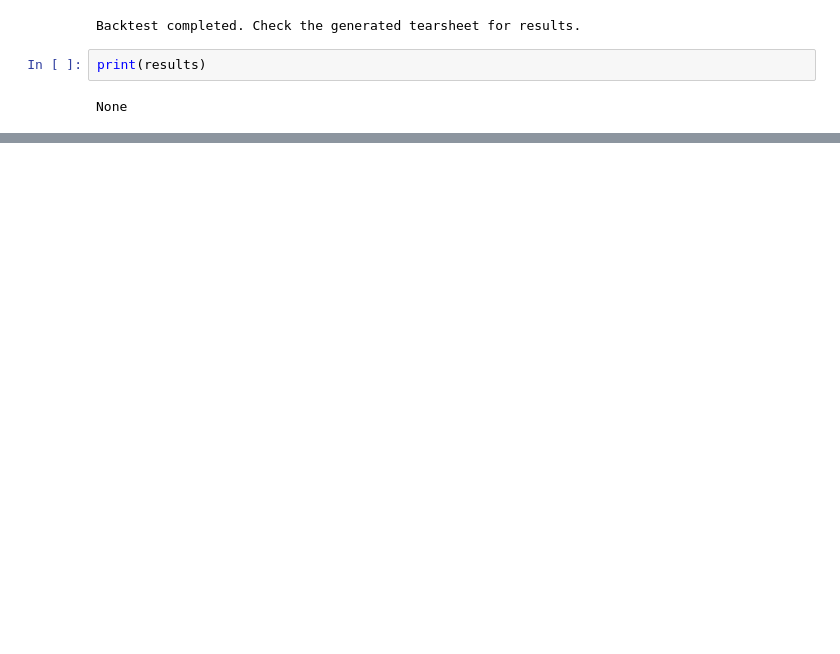
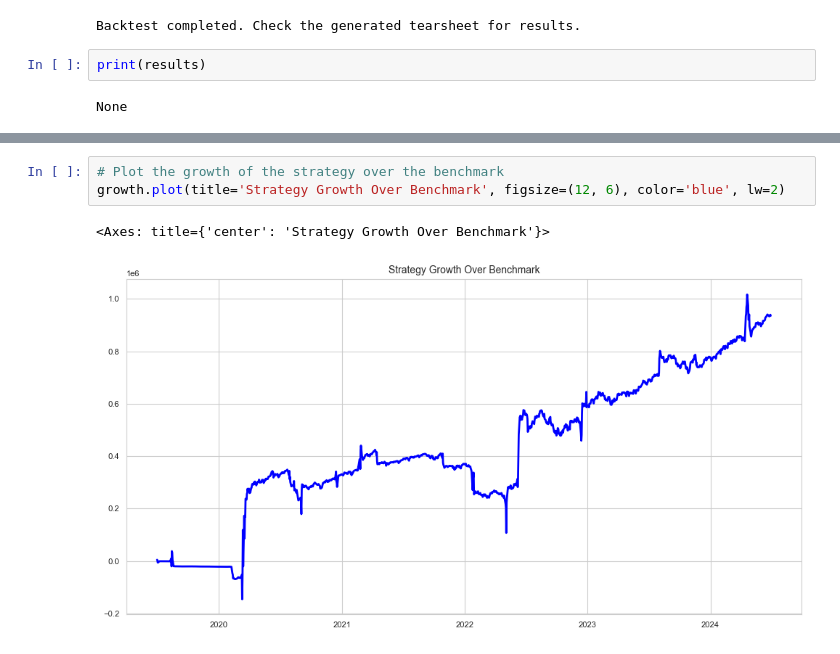
Before and after one commit to mchrisgm/Innovative-Approaches-to-Asset-Prediction, a Jupyter notebook: notebooks/Backtesting.ipynb, the cells around one changed output, grey strips where cells are left out. Drawn from its saved outputs; the diff is of its cells as text; blank space fills up the shorter version.

```diff
--- a/notebooks/Backtesting.ipynb
+++ b/notebooks/Backtesting.ipynb
@@ -189,0 +207,6 @@ None
+# %%
+# Plot the growth of the strategy over the benchmark
+growth.plot(title='Strategy Growth Over Benchmark', figsize=(12, 6), color='blue', lw=2)
+# %% [output]
+<Axes: title={'center': 'Strategy Growth Over Benchmark'}>
+[figure, added]
```
Also changed, not shown: parts of 12 cells of this notebook, 2 other files.
